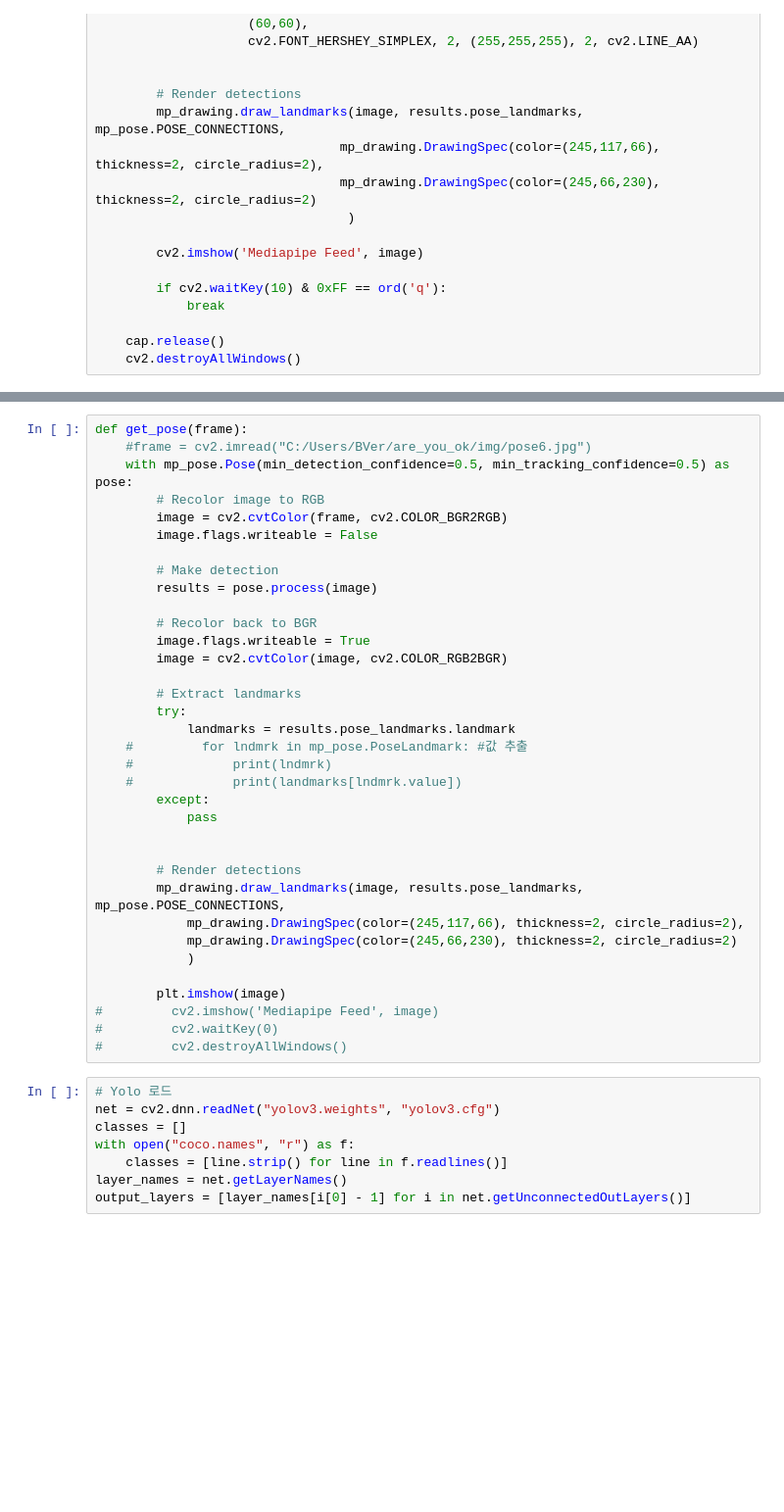
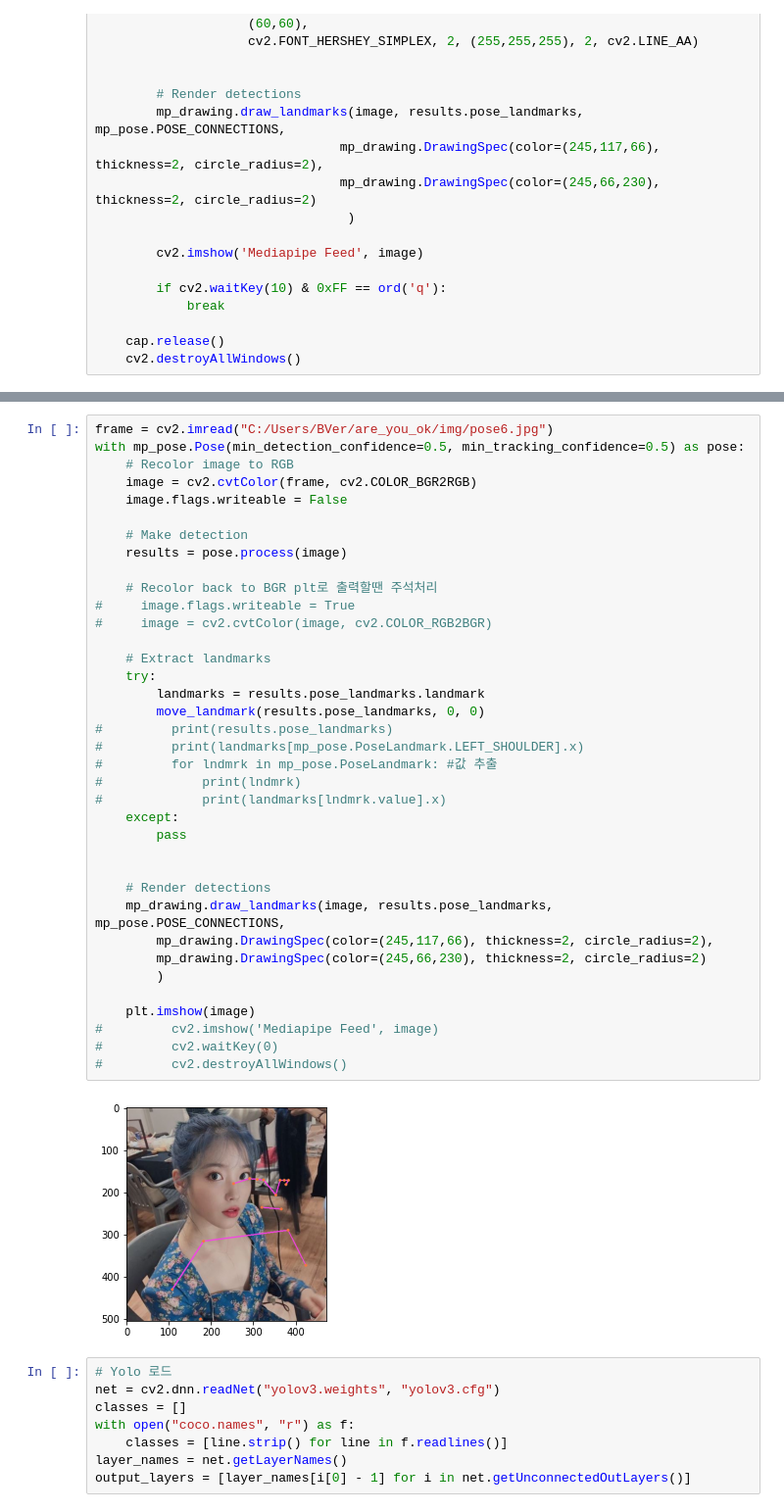
Before and after one commit to CodingGGenius/detect_pose, a Jupyter notebook: mediapipe.ipynb, the cells around one changed output, grey strips where cells are left out. Shown: that part at 98% size. Saved outputs shown, nothing was run; the diff lists cells and outputs as text; blank space fills up the shorter version.

```diff
--- a/mediapipe.ipynb
+++ b/mediapipe.ipynb
@@ -103,38 +112,42 @@ with mp_pose.Pose(min_detection_confidence=0.5, min_tracking_confidence=0.5) as
 # %%
-def get_pose(frame):
-    #frame = cv2.imread("C:/Users/BVer/are_you_ok/img/pose6.jpg")
-    with mp_pose.Pose(min_detection_confidence=0.5, min_tracking_confidence=0.5) as pose:
-        # Recolor image to RGB
-        image = cv2.cvtColor(frame, cv2.COLOR_BGR2RGB)
-        image.flags.writeable = False
+frame = cv2.imread("C:/Users/BVer/are_you_ok/img/pose6.jpg")
+with mp_pose.Pose(min_detection_confidence=0.5, min_tracking_confidence=0.5) as pose:
+    # Recolor image to RGB
+    image = cv2.cvtColor(frame, cv2.COLOR_BGR2RGB)
+    image.flags.writeable = False
 
-        # Make detection
-        results = pose.process(image)
+    # Make detection
+    results = pose.process(image)
 
-        # Recolor back to BGR
-        image.flags.writeable = True
-        image = cv2.cvtColor(image, cv2.COLOR_RGB2BGR)
+    # Recolor back to BGR plt로 출력할땐 주석처리
+#     image.flags.writeable = True
+#     image = cv2.cvtColor(image, cv2.COLOR_RGB2BGR)
 
-        # Extract landmarks
-        try:
-            landmarks = results.pose_landmarks.landmark
-    #         for lndmrk in mp_pose.PoseLandmark: #값 추출
-    #             print(lndmrk)
-    #             print(landmarks[lndmrk.value])
-        except:
-            pass
+    # Extract landmarks
+    try:
+        landmarks = results.pose_landmarks.landmark
+        move_landmark(results.pose_landmarks, 0, 0)
+#         print(results.pose_landmarks)
+#         print(landmarks[mp_pose.PoseLandmark.LEFT_SHOULDER].x)
+#         for lndmrk in mp_pose.PoseLandmark: #값 추출
+#             print(lndmrk)
+#             print(landmarks[lndmrk.value].x)
+    except:
+        pass
 
 
-        # Render detections
-        mp_drawing.draw_landmarks(image, results.pose_landmarks, mp_pose.POSE_CONNECTIONS,
-            mp_drawing.DrawingSpec(color=(245,117,66), thickness=2, circle_radius=2),
-            mp_drawing.DrawingSpec(color=(245,66,230), thickness=2, circle_radius=2)
-            )
+    # Render detections
+    mp_drawing.draw_landmarks(image, results.pose_landmarks, mp_pose.POSE_CONNECTIONS,
+        mp_drawing.DrawingSpec(color=(245,117,66), thickness=2, circle_radius=2),
+        mp_drawing.DrawingSpec(color=(245,66,230), thickness=2, circle_radius=2)
+        )
 
-        plt.imshow(image)
+    plt.imshow(image)
 #         cv2.imshow('Mediapipe Feed', image)
 #         cv2.waitKey(0)
 #         cv2.destroyAllWindows()
+# %% [output]
+[figure, added]
 # %%
 # Yolo 로드
 net = cv2.dnn.readNet("yolov3.weights", "yolov3.cfg")
```
Also changed, not shown: parts of 3 cells of this notebook.
